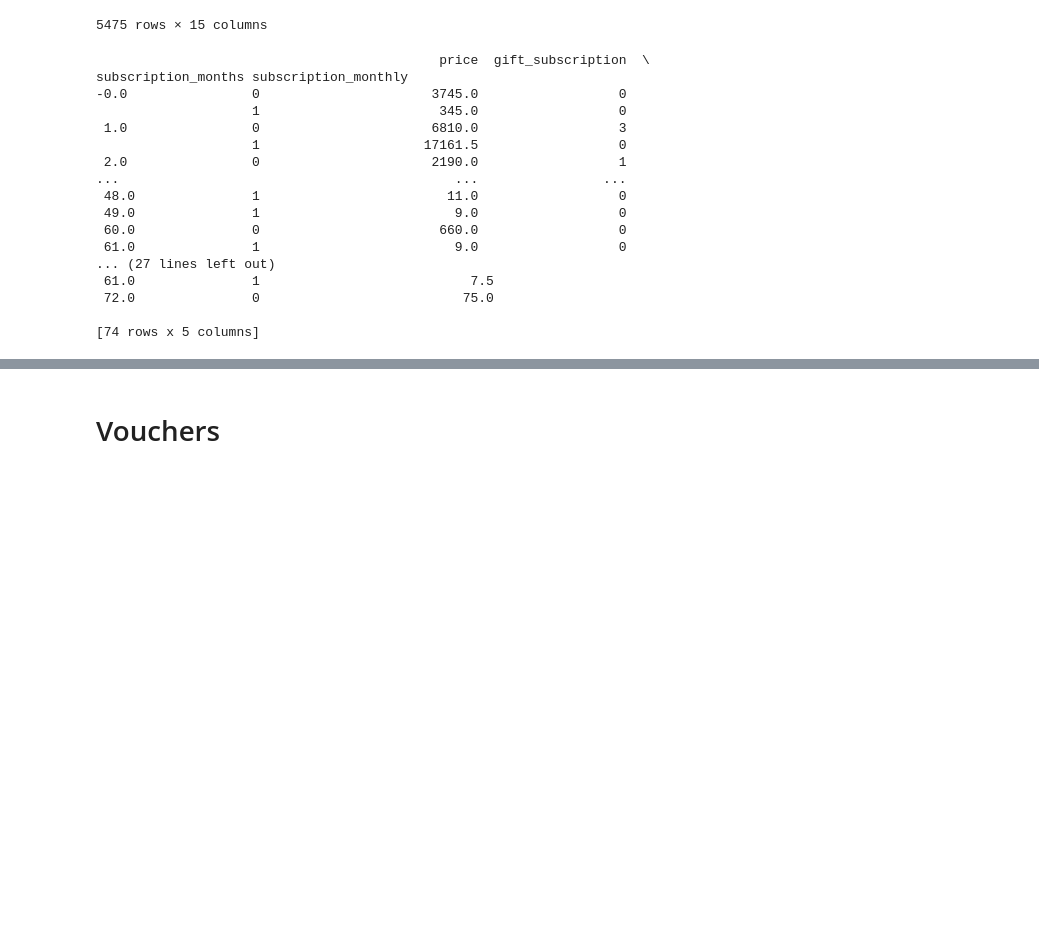
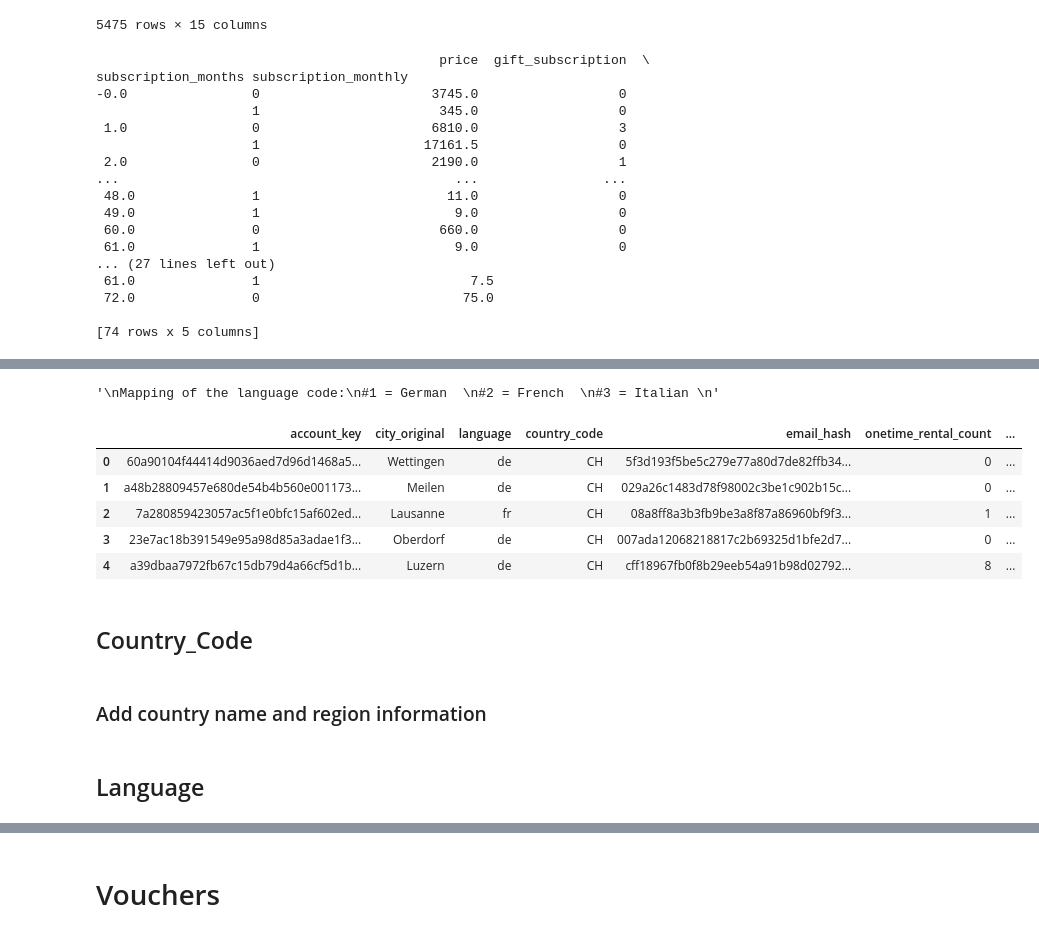
Before and after one commit to elisicke/Data-Analyst-Capstone-Project, a Jupyter notebook: Group_Liz.ipynb, the cells around one changed output, grey strips where cells are left out. Saved outputs shown, nothing was run; the diff lists cells and outputs as text; code cells hidden in the pictures; blank space fills up the shorter version.

```diff
--- a/Group_Liz.ipynb
+++ b/Group_Liz.ipynb
@@ -207,0 +275,41 @@ nongifted_df[nongifted_df['account_key'].str.contains('d8aa9f6793e94bc168a65808c
+# %%
+# merge city and state information to accounts table on plz and country code
+df_accounts = pd.merge(df_accounts, df_plz_all, left_on=['postal_code_clean', 'country_code'], right_on=['postal_code', 'country_code'], how='left')
+# %%
+# clean plz_ch for language information
+# only keep relevant columns, rename, drop duplicates
+df_plz_ch = df_plz_ch[['postleitzahl', 'sprachcode']]
+df_plz_ch.rename(columns = {'postleitzahl':'postal_code'}, inplace = True)
+df_plz_ch.drop_duplicates(inplace=True)
+# add country_code for differentiation
+df_plz_ch['country_code'] = 'CH'
+
+'''
+Mapping of the language code:
+#1 = German
+#2 = French
+#3 = Italian
+'''
+# %% [output]
+'\nMapping of the language code:\n#1 = German  \n#2 = French  \n#3 = Italian \n'
+# %%
+# merge language code to accounts table
+df_accounts = pd.merge(df_accounts, df_plz_ch, left_on=['postal_code_clean', 'country_code'], right_on=['postal_code', 'country_code'], how='left')
+# %%
+#drop duplicate postal code columns
+df_accounts = df_accounts.drop(['postal_code_x', 'postal_code_y', 'postal_code'], axis=1)
+#rename original postal code column
+df_accounts.rename(columns = {'postal_code_x':'postal_code_original', 'city_x':'city_original', 'city_y':'city_clean'}, inplace = True)
+# %%
+df_accounts.head()
+# %% [output]
+|  | account_key | city_original | language | country_code | email_hash | onetime_rental_count | ... |
+| 0 | 60a90104f44414d9036aed7d96d1468a5... | Wettingen | de | CH | 5f3d193f5be5c279e77a80d7de82ffb34... | 0 | ... |
+| 1 | a48b28809457e680de54b4b560e001173... | Meilen | de | CH | 029a26c1483d78f98002c3be1c902b15c... | 0 | ... |
+| 2 | 7a280859423057ac5f1e0bfc15af602ed... | Lausanne | fr | CH | 08a8ff8a3b3fb9be3a8f87a86960bf9f3... | 1 | ... |
+| 3 | 23e7ac18b391549e95a98d85a3adae1f3... | Oberdorf | de | CH | 007ada12068218817c2b69325d1bfe2d7... | 0 | ... |
+| 4 | a39dbaa7972fb67c15db79d4a66cf5d1b... | Luzern | de | CH | cff18967fb0f8b29eeb54a91b98d02792... | 8 | ... |
+# %% [markdown]
+## Country_Code
+# %% [markdown]
+### Add country name and region information
@@ -207,0 +329,2 @@ nongifted_df[nongifted_df['account_key'].str.contains('d8aa9f6793e94bc168a65808c
+# %% [markdown]
+## Language
```
Also changed, not shown: parts of 33 cells of this notebook.
